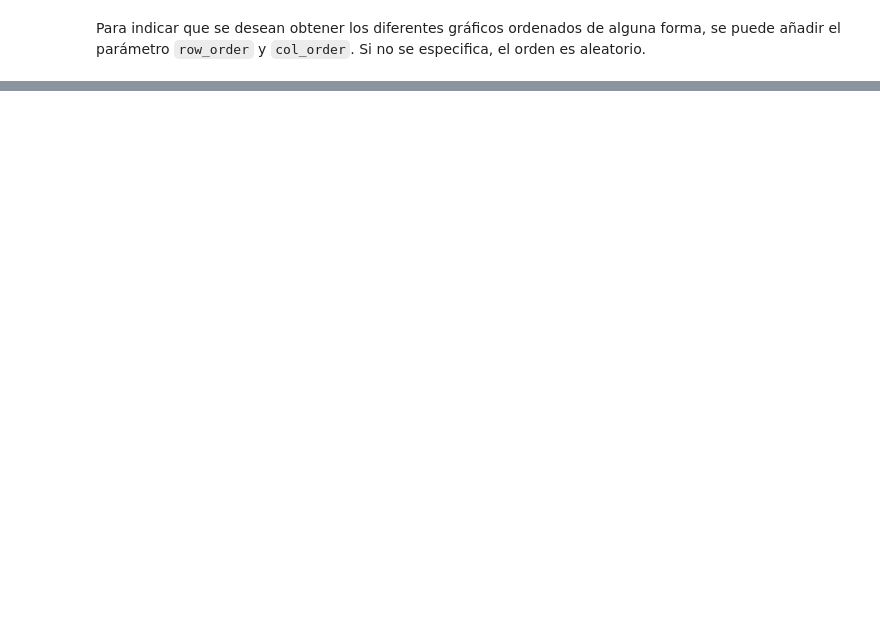
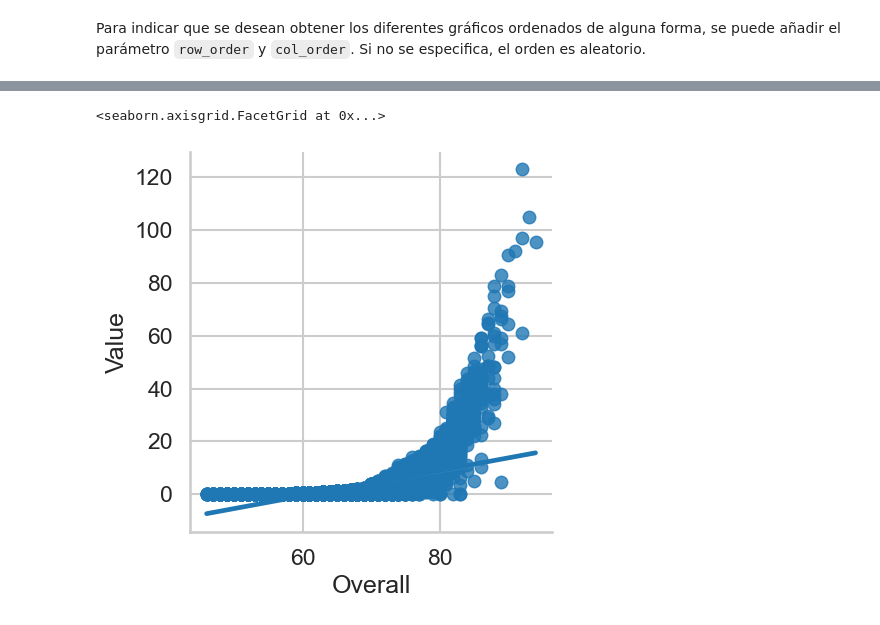
Before and after one commit to bbaruque/VisDat_Ejemplos, a Jupyter notebook: JupyterNotebooks/2aParte/2.Avanzadas/6.Gráficos en cuadrícula con seaborn.ipynb, the cells around one changed output, grey strips where cells are left out. Cells and saved outputs as stored; diff of their text form; code cells hidden in the pictures; blank space fills up the shorter version.

```diff
--- a/JupyterNotebooks/2aParte/2.Avanzadas/6.Gráficos en cuadrícula con seaborn.ipynb
+++ b/JupyterNotebooks/2aParte/2.Avanzadas/6.Gráficos en cuadrícula con seaborn.ipynb
@@ -142,0 +169,6 @@ Si los datos seleccionados son adecuados para este tipo de gráfico, suele ser u
+# %%
+# Ejemplo sencillo de uso de lmplot: relación entre 'Overall' y 'Value'
+sns.lmplot(x='Overall', y='Value', data=footballers)
+# %% [output]
+<seaborn.axisgrid.FacetGrid at 0x...>
+[figure, added]
```
Also changed, not shown: parts of 29 cells of this notebook, 8 other files.
